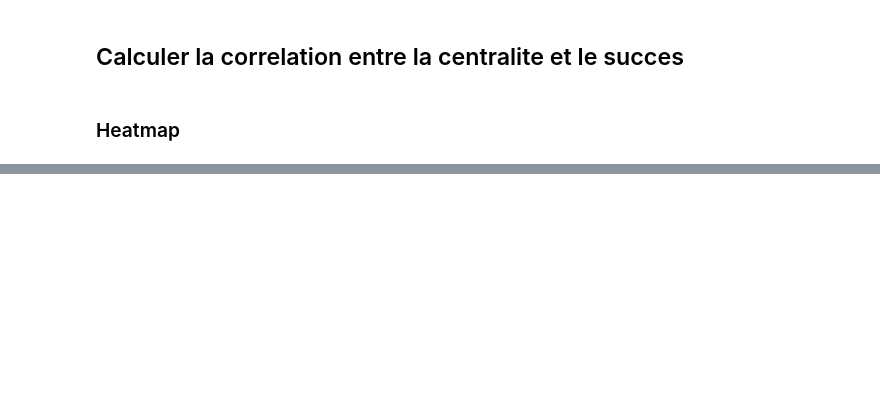
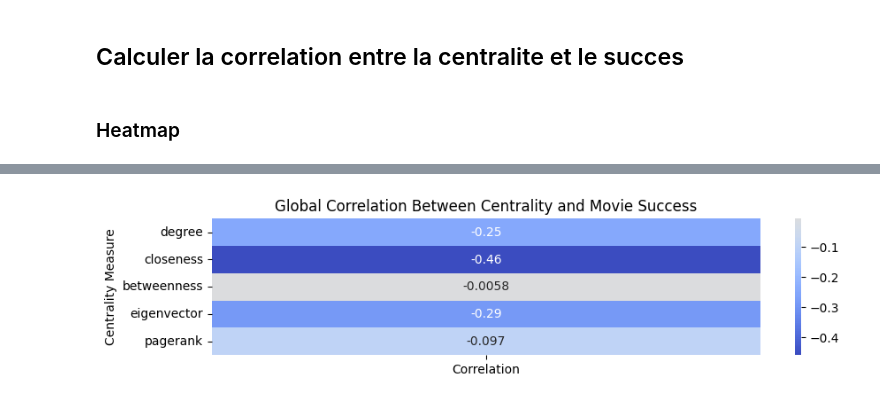
Before and after one commit to PBCTristan/HACKATHON-2025, a Jupyter notebook: notebooks/CorrelationsAndDescriptors.ipynb, the cells around one changed output, grey strips where cells are left out. Drawn from its saved outputs; the diff is of its cells as text; code cells hidden in the pictures; blank space fills up the shorter version.

```diff
--- a/notebooks/CorrelationsAndDescriptors.ipynb
+++ b/notebooks/CorrelationsAndDescriptors.ipynb
@@ -280,0 +283,6 @@ plt.show()
+# %%
+# with open('../results/global_centrality_measures.pkl', 'wb') as f:
+#     pickle.dump(global_centrality_measures, f)
+
+with open('../results/global_centrality_measures.pkl', 'rb') as f:
+    global_centrality_measures = pickle.load(f)
@@ -280,0 +312,18 @@ plt.show()
+# %%
+# with open('../results/global_correlations.pkl', 'wb') as f:
+#     pickle.dump(global_correlations, f)
+
+with open('../results/global_correlations.pkl', 'rb') as f:
+    global_correlations = pickle.load(f)
+# %%
+# Convertir les corrélations globales en DataFrame pour la heatmap
+global_correlations_df = pd.DataFrame(global_correlations, index=['Correlation']).T
+
+# Création de la heatmap globale
+plt.figure(figsize=(10, 2))
+sns.heatmap(global_correlations_df, annot=True, cmap='coolwarm', center=0)
+plt.title('Global Correlation Between Centrality and Movie Success')
+plt.ylabel('Centrality Measure')
+plt.show()
+# %% [output]
+[figure, added]
```
Also changed, not shown: parts of 17 cells of this notebook.
